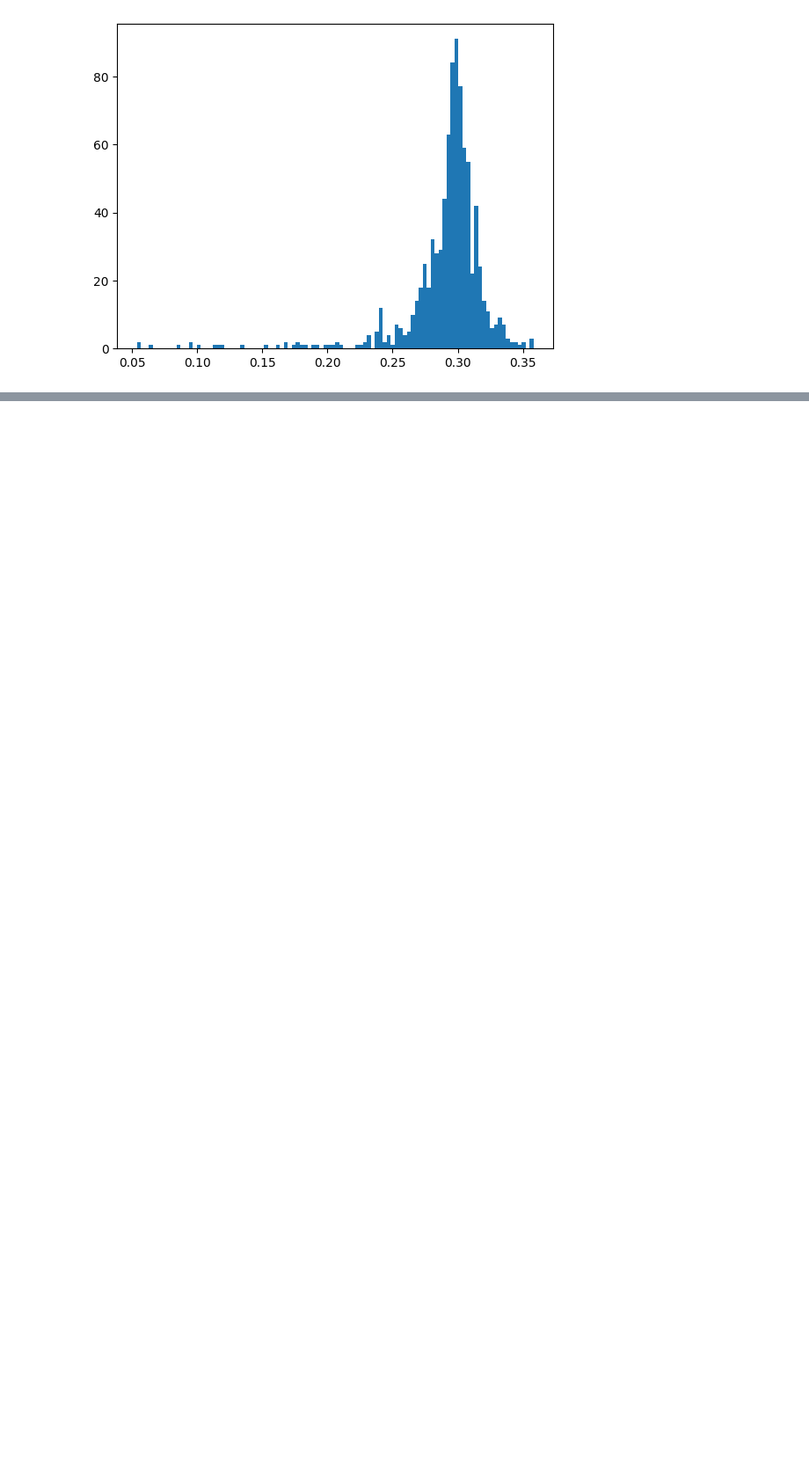
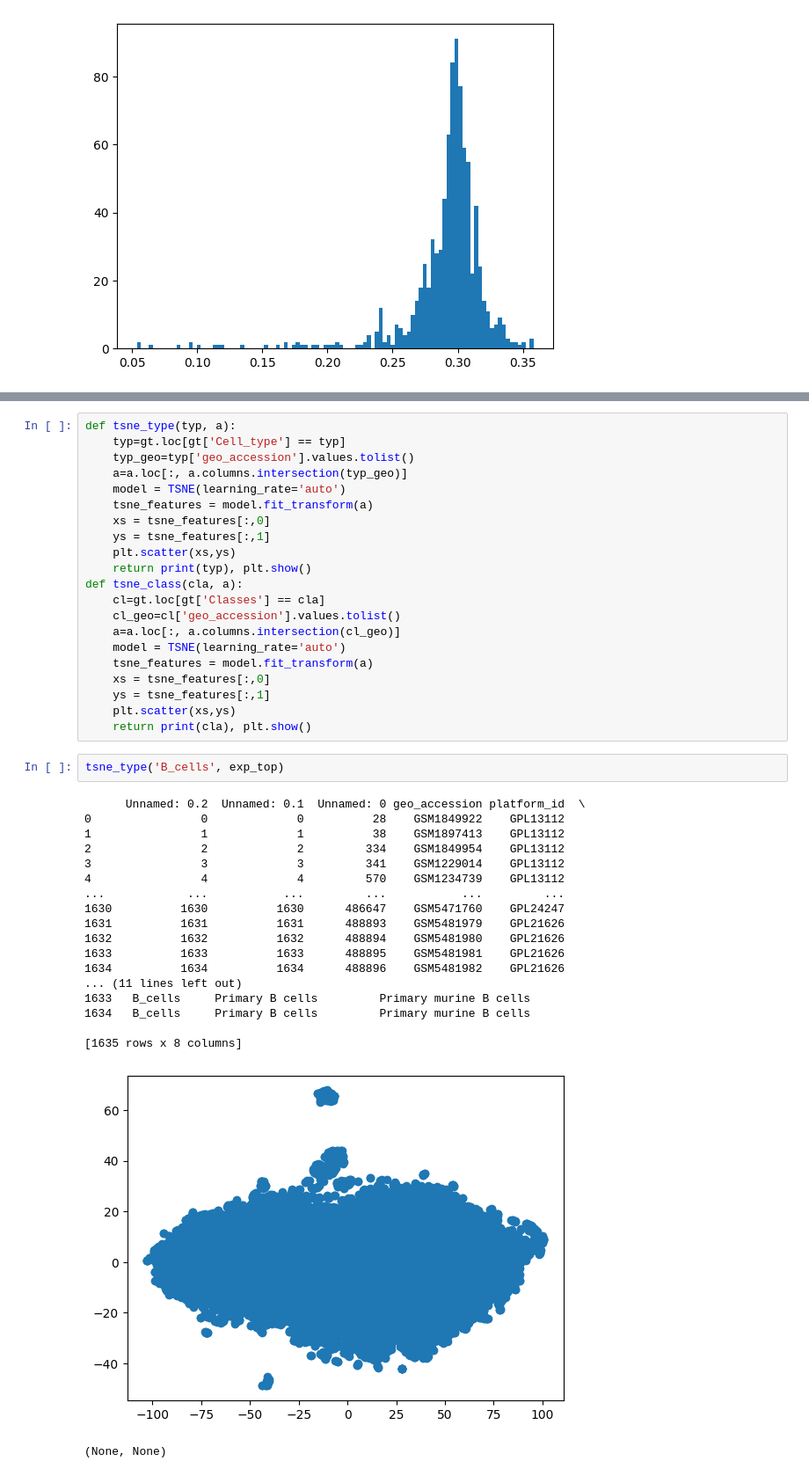
Before and after one commit to Pavelragnus/lebedev_pv, a Jupyter notebook: Project3.ipynb, the cells around one changed output, grey strips where cells are left out. Shown at 88% size. Drawn from its saved outputs; the diff is of its cells as text; blank space fills up the shorter version.

```diff
--- a/Project3.ipynb
+++ b/Project3.ipynb
@@ -730,0 +762,43 @@ ModuleNotFoundError: No module named 'sklearn'
+# %%
+def tsne_type(typ, a):
+    typ=gt.loc[gt['Cell_type'] == typ]
+    typ_geo=typ['geo_accession'].values.tolist()
+    a=a.loc[:, a.columns.intersection(typ_geo)]
+    model = TSNE(learning_rate='auto')
+    tsne_features = model.fit_transform(a)
+    xs = tsne_features[:,0]
+    ys = tsne_features[:,1]
+    plt.scatter(xs,ys)
+    return print(typ), plt.show()
+def tsne_class(cla, a):
+    cl=gt.loc[gt['Classes'] == cla]
+    cl_geo=cl['geo_accession'].values.tolist()
+    a=a.loc[:, a.columns.intersection(cl_geo)]
+    model = TSNE(learning_rate='auto')
+    tsne_features = model.fit_transform(a)
+    xs = tsne_features[:,0]
+    ys = tsne_features[:,1]
+    plt.scatter(xs,ys)
+    return print(cla), plt.show()
+# %%
+tsne_type('B_cells', exp_top)
+# %% [output]
+      Unnamed: 0.2  Unnamed: 0.1  Unnamed: 0 geo_accession platform_id  \
+0                0             0          28    GSM1849922    GPL13112
+1                1             1          38    GSM1897413    GPL13112
+2                2             2         334    GSM1849954    GPL13112
+3                3             3         341    GSM1229014    GPL13112
+4                4             4         570    GSM1234739    GPL13112
+...            ...           ...         ...           ...         ...
+1630          1630          1630      486647    GSM5471760    GPL24247
+1631          1631          1631      488893    GSM5481979    GPL21626
+1632          1632          1632      488894    GSM5481980    GPL21626
+1633          1633          1633      488895    GSM5481981    GPL21626
+1634          1634          1634      488896    GSM5481982    GPL21626
+... (11 lines left out)
+1633   B_cells     Primary B cells         Primary murine B cells
+1634   B_cells     Primary B cells         Primary murine B cells
+
+[1635 rows x 8 columns]
+[figure, added]
+(None, None)
```
Also changed, not shown: parts of 23 cells of this notebook.
